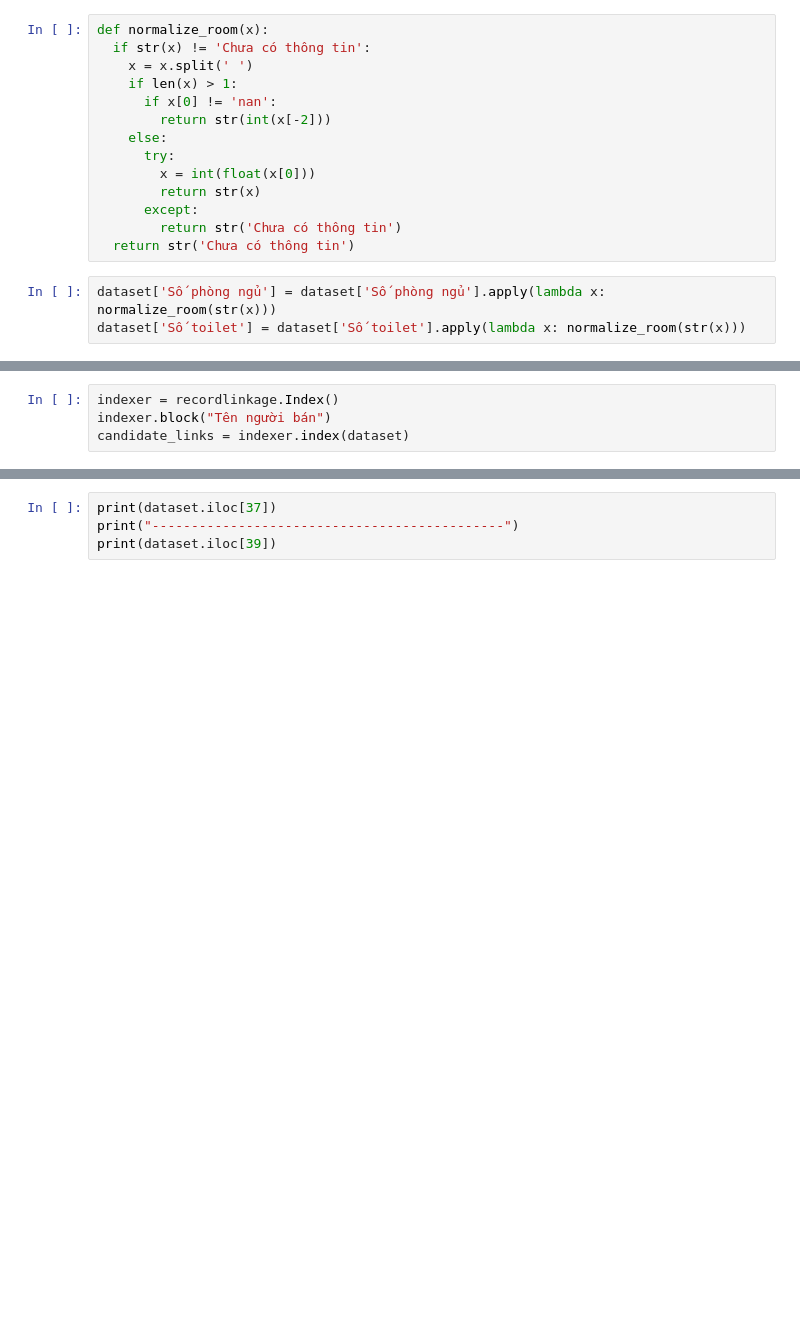
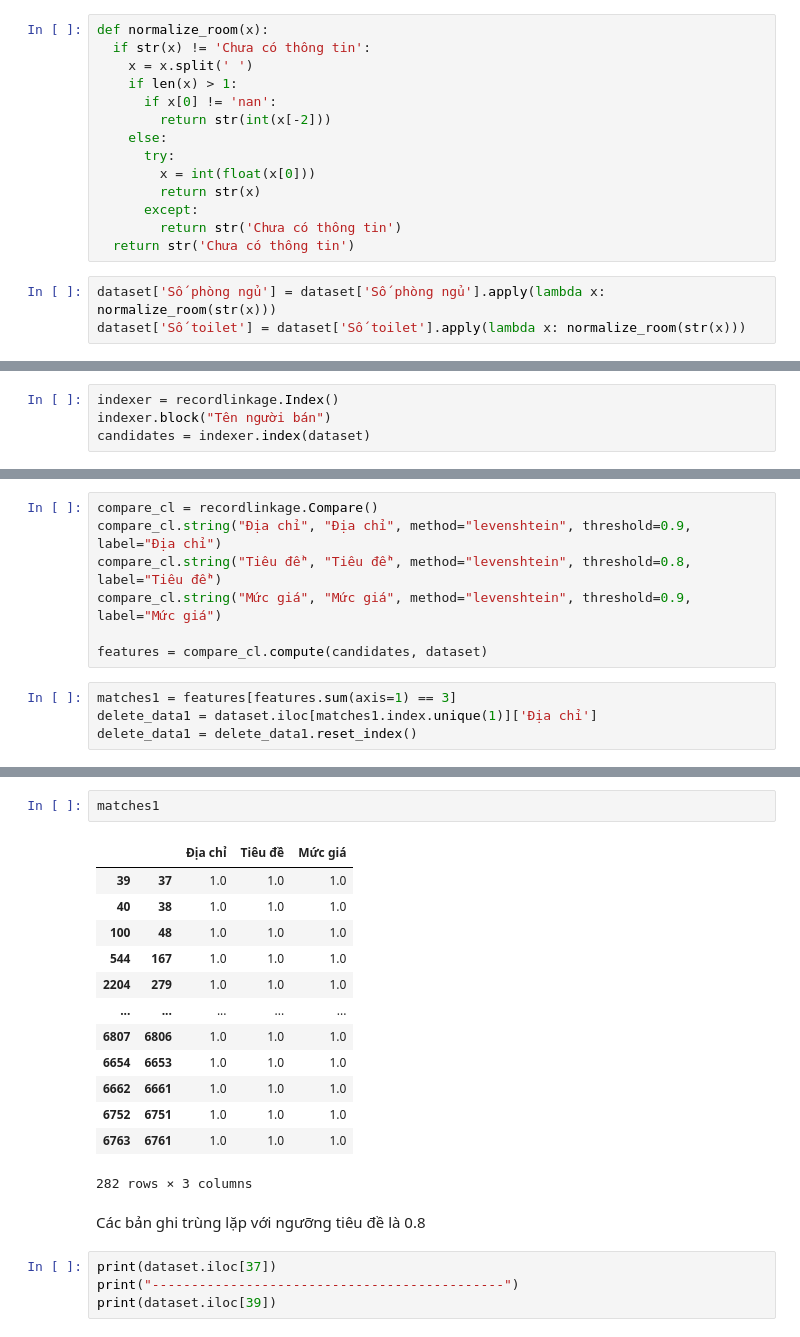
Before and after one commit to DangDuyAnh/THDL_StringMatching, a Jupyter notebook: DIProject/Deduplication.ipynb, the cells around one changed output, grey strips where cells are left out. Saved outputs shown, nothing was run; the diff lists cells and outputs as text; blank space fills up the shorter version.

Commit message:
update data

```diff
--- a/DIProject/Deduplication.ipynb
+++ b/DIProject/Deduplication.ipynb
@@ -79,4 +79,4 @@ len(candidate_links)
 # %%
 indexer = recordlinkage.Index()
 indexer.block("Tên người bán")
-candidate_links = indexer.index(dataset)
+candidates = indexer.index(dataset)
@@ -133,0 +103,11 @@ Một vài ví dụ trùng lặp
+# %%
+compare_cl = recordlinkage.Compare()
+compare_cl.string("Địa chỉ", "Địa chỉ", method="levenshtein", threshold=0.9, label="Địa chỉ")
+compare_cl.string("Tiêu đề", "Tiêu đề", method="levenshtein", threshold=0.8, label="Tiêu đề")
+compare_cl.string("Mức giá", "Mức giá", method="levenshtein", threshold=0.9, label="Mức giá")
+
+features = compare_cl.compute(candidates, dataset)
+# %%
+matches1 = features[features.sum(axis=1) == 3]
+delete_data1 = dataset.iloc[matches1.index.unique(1)]['Địa chỉ']
+delete_data1 = delete_data1.reset_index()
@@ -134,3 +152,21 @@ Một vài ví dụ trùng lặp
+# %%
+matches1
+# %% [output]
+|  |  | Địa chỉ | Tiêu đề | Mức giá |
+| 39 | 37 | 1.0 | 1.0 | 1.0 |
+| 40 | 38 | 1.0 | 1.0 | 1.0 |
+| 100 | 48 | 1.0 | 1.0 | 1.0 |
+| 544 | 167 | 1.0 | 1.0 | 1.0 |
+| 2204 | 279 | 1.0 | 1.0 | 1.0 |
+| ... | ... | ... | ... | ... |
+| 6807 | 6806 | 1.0 | 1.0 | 1.0 |
+| 6654 | 6653 | 1.0 | 1.0 | 1.0 |
+| 6662 | 6661 | 1.0 | 1.0 | 1.0 |
+| 6752 | 6751 | 1.0 | 1.0 | 1.0 |
+| 6763 | 6761 | 1.0 | 1.0 | 1.0 |
+282 rows × 3 columns
+# %% [markdown]
+Các bản ghi trùng lặp với ngưỡng tiêu đề là 0.8
 # %%
 print(dataset.iloc[37])
 print("---------------------------------------------")
```
Also changed, not shown: parts of 20 cells of this notebook, 1 other file.
